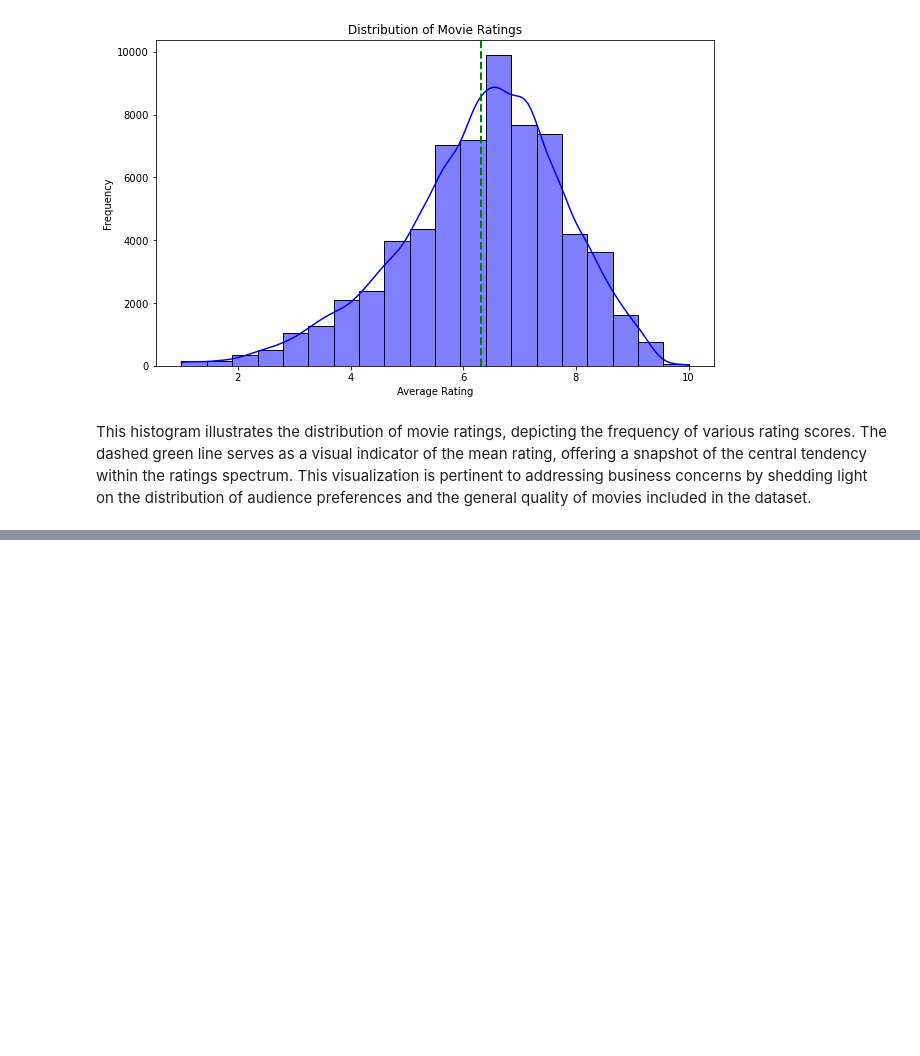
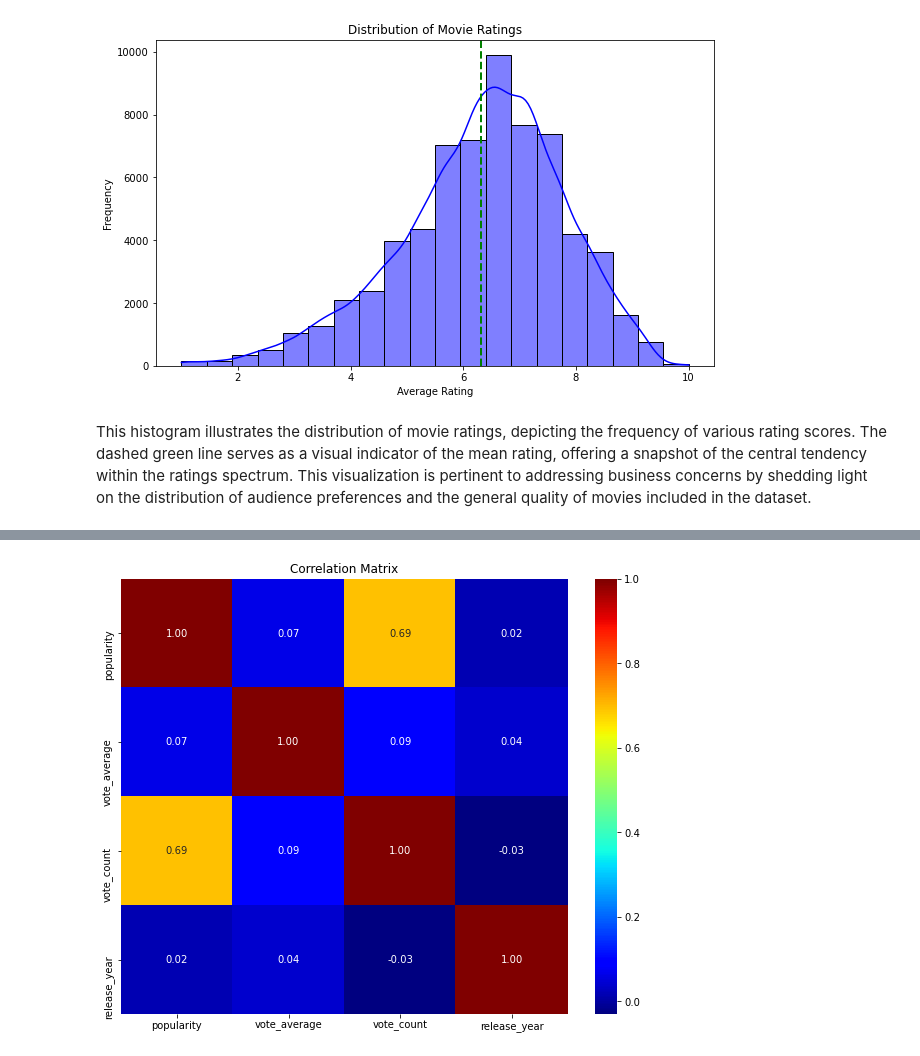
Before and after one commit to Harry-Atulah/dsc-phase-1-project-v2-4, a Jupyter notebook: student.ipynb, the cells around one changed output, grey strips where cells are left out. Drawn from its saved outputs; the diff is of its cells as text; code cells hidden in the pictures; blank space fills up the shorter version.

```diff
--- a/student.ipynb
+++ b/student.ipynb
@@ -479,0 +484,4 @@ This histogram illustrates the distribution of movie ratings, depicting the freq
+# %%
+# correlation
+correlation_matrix = df[['popularity', 'vote_average', 'vote_count','release_year']].corr()
+correlation_matrix
@@ -479,0 +497,8 @@ This histogram illustrates the distribution of movie ratings, depicting the freq
+# %%
+#heatmap of correlation matrix
+plt.figure(figsize=(10, 8))
+sns.heatmap(correlation_matrix, annot=True, cmap='jet', fmt=".2f")
+plt.title('Correlation Matrix')
+plt.show()
+# %% [output]
+[figure, added]
```
Also changed, not shown: parts of 19 cells of this notebook.
